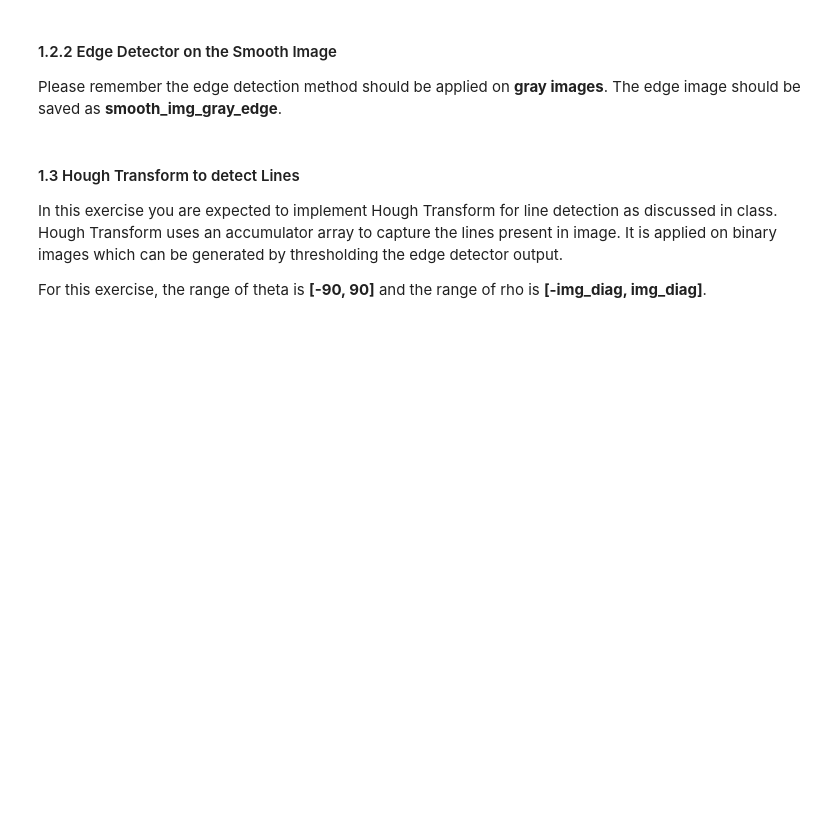
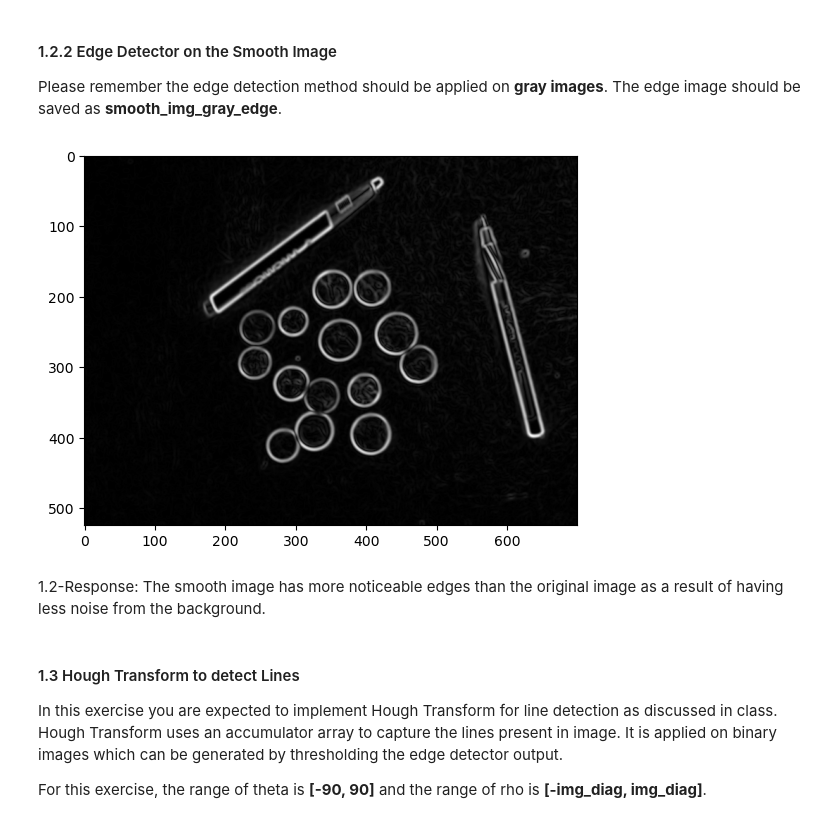
Before and after one commit to CasuallyAlive/Computer_Vision_Projects, a Jupyter notebook: src/proj2_6320/proj2_code/Project_2_CS6320.ipynb, the cells around one changed output. Saved outputs shown, nothing was run; the diff lists cells and outputs as text; code cells hidden in the pictures; blank space fills up the shorter version.

```diff
--- a/src/proj2_6320/proj2_code/Project_2_CS6320.ipynb
+++ b/src/proj2_6320/proj2_code/Project_2_CS6320.ipynb
@@ -164,18 +203,28 @@ The edge image should be saved as <b>smooth_img_gray_edge</b>.
 # %%
 ##############################
 # TO DO: Your Implementation
 ##############################
+def edge_detector(in_img, sigma, blur=True):
 
+    img_smooth_gray = rgb2gray(blur_img(img=in_img, sigma=sigma)) if blur else \
+        rgb2gray(in_img)
+    smooth_img_gray_edge = sobel_detect_edge(img_smooth_gray)
+    return smooth_img_gray_edge
 
+smooth_img_gray_edge = edge_detector(img, 2)
 ################################
 # Your Implementation ENDS here
 ################################
 
 # Save the Image
 cv.imwrite('../results/Ques_1/Smooth_Clean_Edge_Image.png', smooth_img_gray_edge)
 
 #Plot the Image
 plt.figure(); plt.imshow(smooth_img_gray_edge.astype(np.uint8), cmap='gray');
+# %% [output]
+[figure, added]
+# %% [markdown]
+1.2-Response: The smooth image has more noticeable edges than the original image as a result of having less noise from the background.
 # %% [markdown]
 #### 1.3 Hough Transform to detect Lines
 In this exercise you are expected to implement Hough Transform for line detection as discussed in class. Hough Transform uses an accumulator array to capture the lines present in image. It is applied on binary images which can be generated by thresholding the edge detector output.<br>
```
Also changed, not shown: parts of 13 cells of this notebook, 13 other files.
